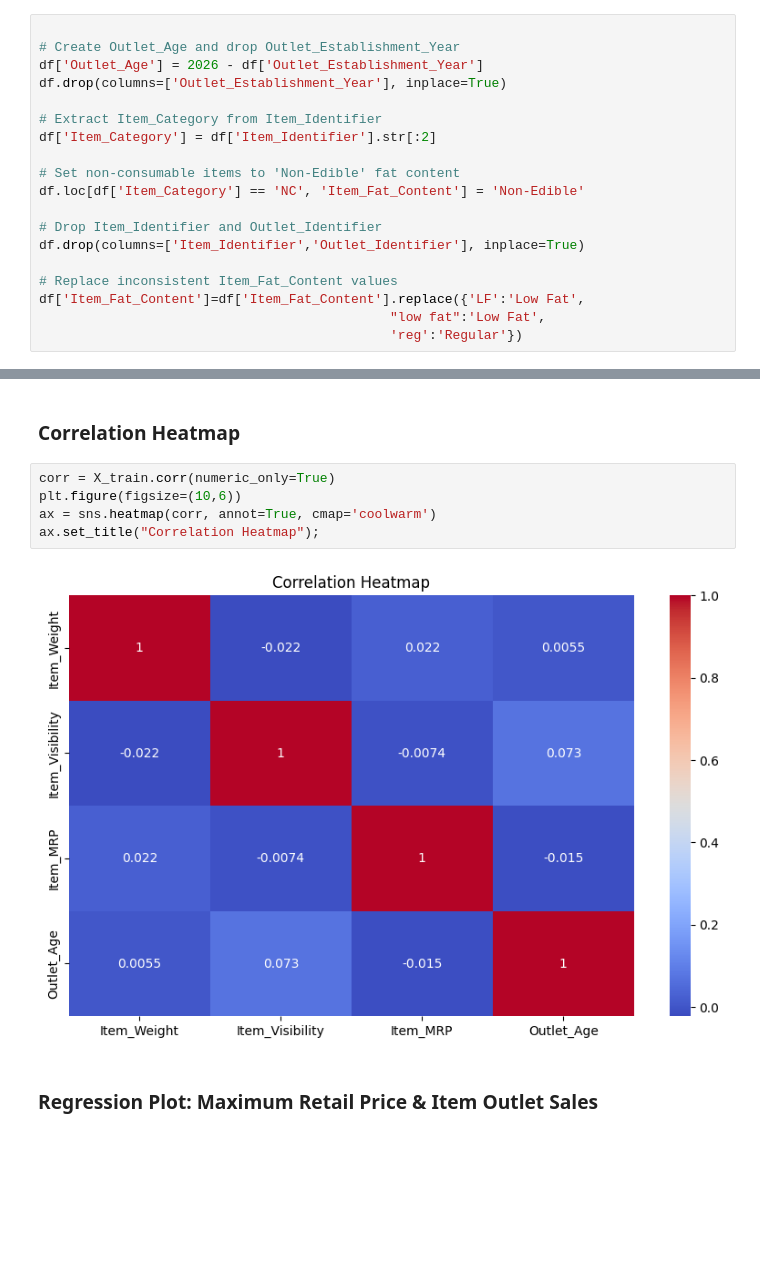
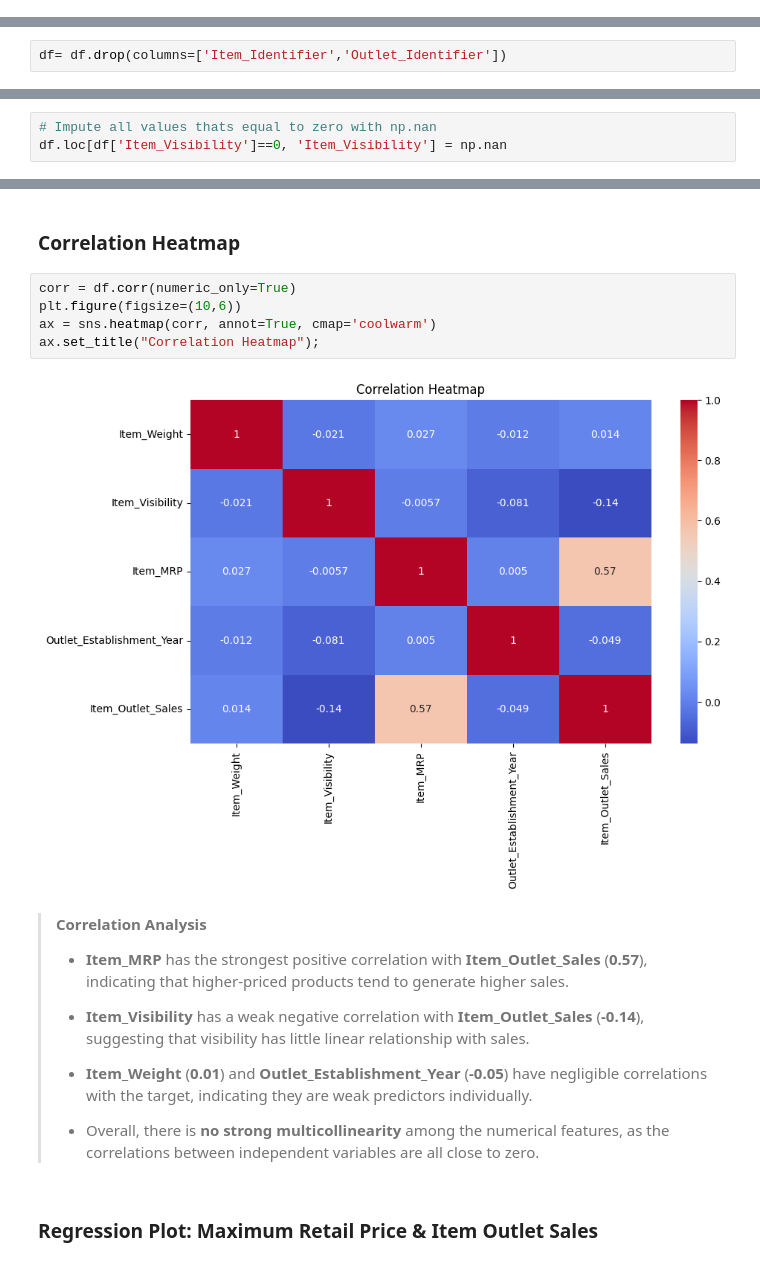
Before and after one commit to swirita/Prediction-of-Product-Sales, a Jupyter notebook: Prediction_of_Product_Sales.ipynb, the cells around one changed output, grey strips where cells are left out. Saved outputs shown, nothing was run; the diff lists cells and outputs as text; blank space fills up the shorter version.

```diff
--- a/Prediction_of_Product_Sales.ipynb
+++ b/Prediction_of_Product_Sales.ipynb
@@ -81,19 +95,0 @@ The following feature engineering steps have been applied to the `df` DataFrame
-# %%
-
-# Create Outlet_Age and drop Outlet_Establishment_Year
-df['Outlet_Age'] = 2026 - df['Outlet_Establishment_Year']
-df.drop(columns=['Outlet_Establishment_Year'], inplace=True)
-
-# Extract Item_Category from Item_Identifier
-df['Item_Category'] = df['Item_Identifier'].str[:2]
-
-# Set non-consumable items to 'Non-Edible' fat content
-df.loc[df['Item_Category'] == 'NC', 'Item_Fat_Content'] = 'Non-Edible'
-
-# Drop Item_Identifier and Outlet_Identifier
-df.drop(columns=['Item_Identifier','Outlet_Identifier'], inplace=True)
-
-# Replace inconsistent Item_Fat_Content values
-df['Item_Fat_Content']=df['Item_Fat_Content'].replace({'LF':'Low Fat',
-                                             "low fat":'Low Fat',
-                                             'reg':'Regular'})
@@ -118,3 +106,5 @@ X_test.loc[X_test['Item_Visibility'] == 0, 'Item_Visibility'] = np.nan
+# %%
+df= df.drop(columns=['Item_Identifier','Outlet_Identifier'])
 # %% [markdown]
 ### Duplicated Rows
 # %%
@@ -160,0 +223,3 @@ dtype: float64
+# %%
+# Impute all values thats equal to zero with np.nan
+df.loc[df['Item_Visibility']==0, 'Item_Visibility'] = np.nan
@@ -402,12 +404,23 @@ What we notice from the countplots:
 # %% [markdown]
 ### Correlation Heatmap
 # %%
-corr = X_train.corr(numeric_only=True)
+corr = df.corr(numeric_only=True)
 plt.figure(figsize=(10,6))
 ax = sns.heatmap(corr, annot=True, cmap='coolwarm')
 ax.set_title("Correlation Heatmap");
 # %% [output]
-[figure, old version]
+[figure, new version]
+# %% [markdown]
+> **Correlation Analysis**
+>
+> - **Item_MRP** has the strongest positive correlation with **Item_Outlet_Sales** (**0.57**), indicating that higher-priced products tend to generate higher sales.
+>
+> - **Item_Visibility** has a weak negative correlation with **Item_Outlet_Sales** (**-0.14**), suggesting that visibility has little linear relationship with sales.
+>
+> - **Item_Weight** (**0.01**) and **Outlet_Establishment_Year** (**-0.05**) have negligible correlations with the target, indicating they are weak predictors individually.
+>
+> - Overall, there is **no strong multicollinearity** among the numerical features, as the correlations between independent variables are all close to zero.
+>
 # %% [markdown]
 ### Regression Plot: Maximum Retail Price & Item Outlet Sales
 # %%
```
Also changed, not shown: parts of 95 cells of this notebook.
